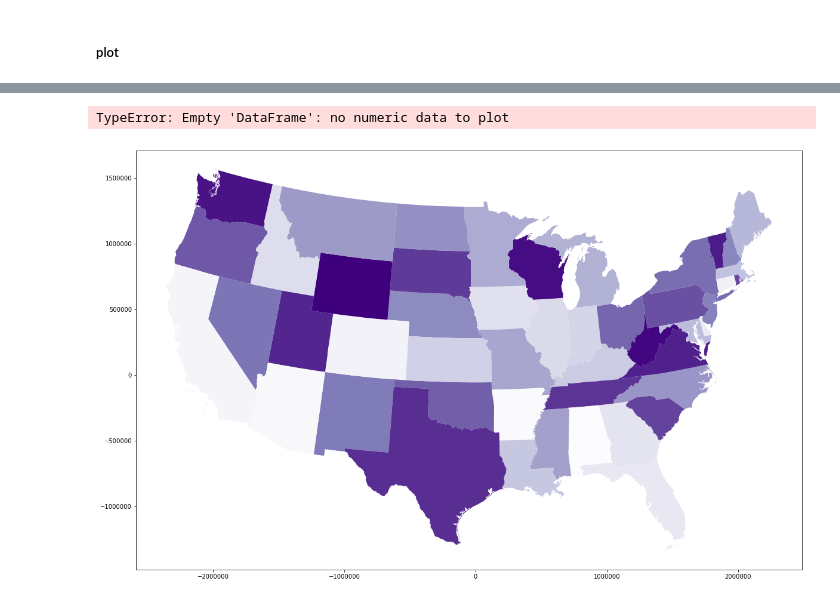
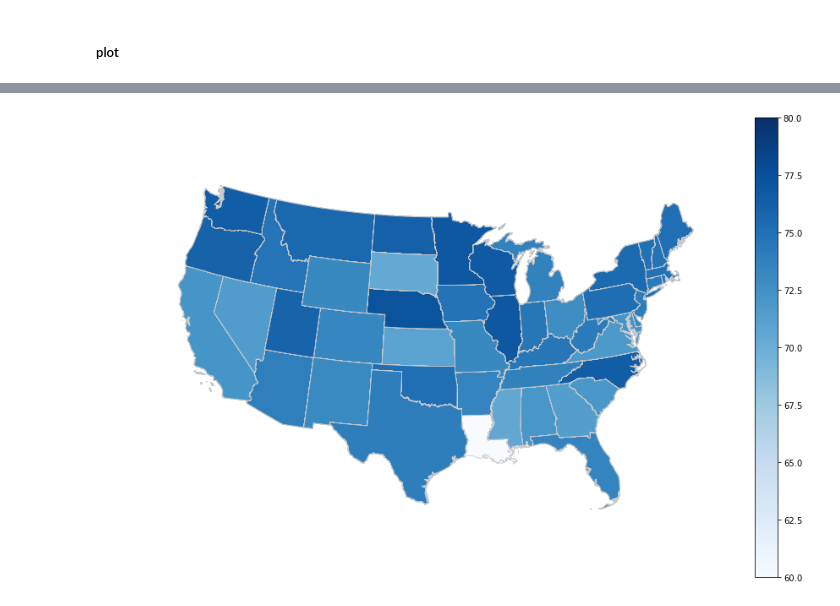
Before and after one commit to sly-username/healthcare_analysis_project, a Jupyter notebook: life_expectancies_us_map.ipynb, the cells around one changed output, grey strips where cells are left out. Drawn from its saved outputs; the diff is of its cells as text; code cells hidden in the pictures.

Commit message:
plotted heat map type graph

```diff
--- a/life_expectancies_us_map.ipynb
+++ b/life_expectancies_us_map.ipynb
@@ -98,7 +91,20 @@ counties_map.plot()
-# %%
-fig, ax = plt.subplots(figsize = (20,16))
-states_map.plot(column = 'STUSPS',cmap = 'Purples',ax=ax)
-states.geometry.plot(color=None,edgecolor='k',linewidth = 2,ax=ax)
-# %% [output]
-TypeError: Empty 'DataFrame': no numeric data to plot
-[figure, removed]
+# %%
+states_data = states[['Life expectancy, 1980*_clean', 'Life expectancy, 1985*_clean',
+       'Life expectancy, 1990*_clean', 'Life expectancy, 1995*_clean',
+       'Life expectancy, 2000*_clean', 'Life expectancy, 2005*_clean',
+       'Life expectancy, 2010*_clean', 'Life expectancy, 2014*_clean', 'State',
+       'Abb']]
+
+merged = states_map.set_index('STUSPS').join(states_data.set_index('Abb'))
+#merged.head()
+vmin, vmax = 60, 80
+fig, ax = plt.subplots(1, figsize=(15, 10))
+
+merged.plot(column='Life expectancy, 1980*_clean', cmap='Blues', linewidth=0.8, ax=ax, edgecolor='0.8')
+ax.axis('off')
+
+sm = plt.cm.ScalarMappable(cmap='Blues', norm=plt.Normalize(vmin=vmin, vmax=vmax))
+sm._A = []
+cbar = fig.colorbar(sm)
+# %% [output]
+[figure, added]
```
Also changed, not shown: parts of 3 cells of this notebook.
